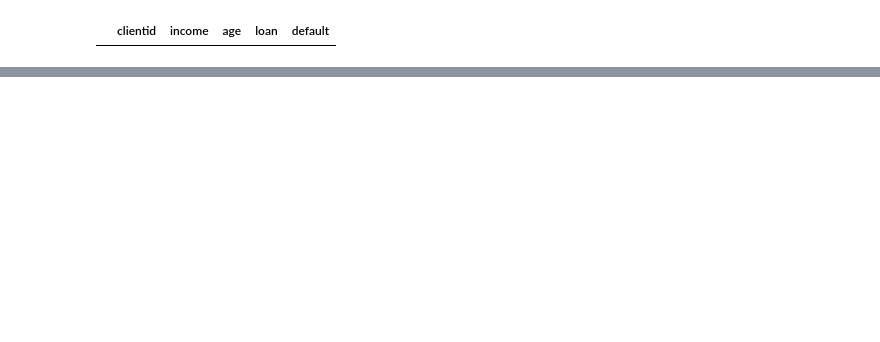
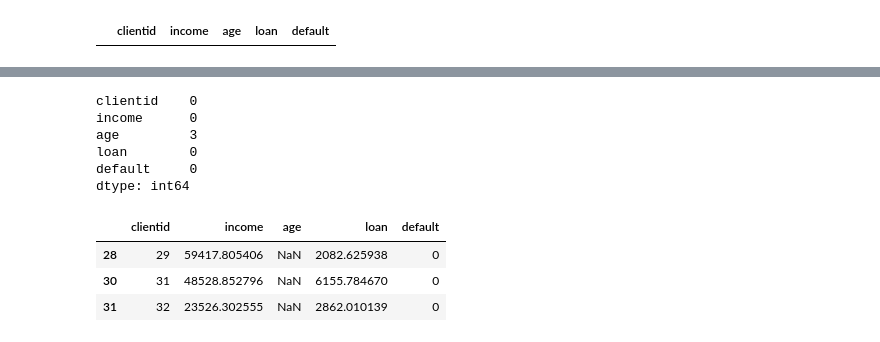
Before and after one commit to saveasgabriel/curso-ml-datascience-udemy, a Jupyter notebook: notebooks/preprocessamento.ipynb, the cells around one changed output, grey strips where cells are left out. Drawn from its saved outputs; the diff is of its cells as text; code cells hidden in the pictures; blank space fills up the shorter version.

```diff
--- a/notebooks/preprocessamento.ipynb
+++ b/notebooks/preprocessamento.ipynb
@@ -168,0 +248,16 @@ base_credit3.loc[base_credit['age']<0]
+# %%
+base_credit.isnull().sum()
+# %% [output]
+clientid    0
+income      0
+age         3
+loan        0
+default     0
+dtype: int64
+# %%
+base_credit.loc[pd.isnull(base_credit['age'])]
+# %% [output]
+|  | clientid | income | age | loan | default |
+| 28 | 29 | 59417.805406 | NaN | 2082.625938 | 0 |
+| 30 | 31 | 48528.852796 | NaN | 6155.784670 | 0 |
+| 31 | 32 | 23526.302555 | NaN | 2862.010139 | 0 |
```
Also changed, not shown: parts of 36 cells of this notebook, 1 other file.
